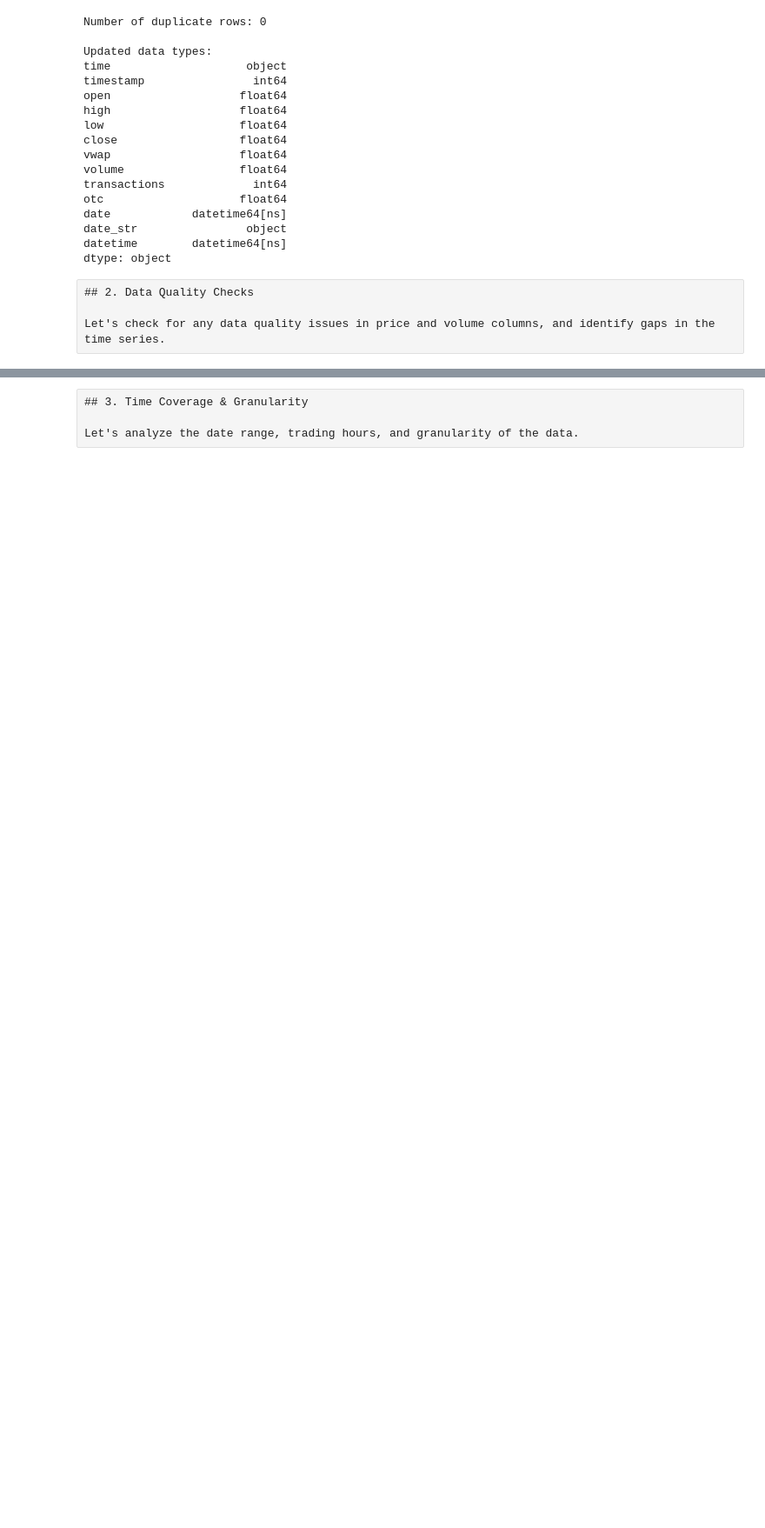
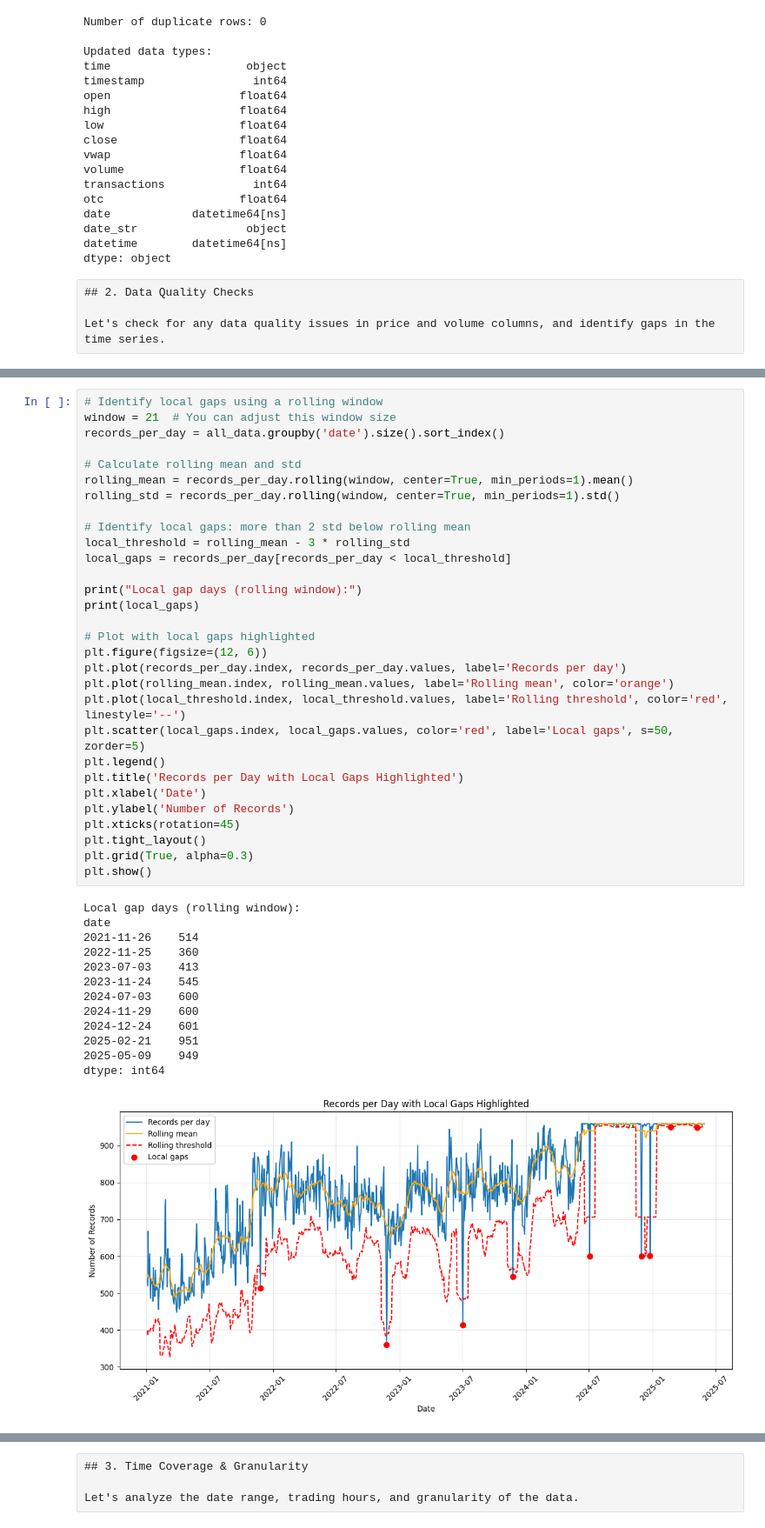
Before and after one commit to noelotpyrc/trading_eda, a Jupyter notebook: load_nvda_ohlc.ipynb, the cells around one changed output, grey strips where cells are left out. Shown: that part at 87% size. Drawn from its saved outputs; the diff is of its cells as text; blank space fills up the shorter version.

```diff
--- a/load_nvda_ohlc.ipynb
+++ b/load_nvda_ohlc.ipynb
@@ -242,0 +281,44 @@ plt.show()
+# %%
+# Identify local gaps using a rolling window
+window = 21  # You can adjust this window size
+records_per_day = all_data.groupby('date').size().sort_index()
+
+# Calculate rolling mean and std
+rolling_mean = records_per_day.rolling(window, center=True, min_periods=1).mean()
+rolling_std = records_per_day.rolling(window, center=True, min_periods=1).std()
+
+# Identify local gaps: more than 2 std below rolling mean
+local_threshold = rolling_mean - 3 * rolling_std
+local_gaps = records_per_day[records_per_day < local_threshold]
+
+print("Local gap days (rolling window):")
+print(local_gaps)
+
+# Plot with local gaps highlighted
+plt.figure(figsize=(12, 6))
+plt.plot(records_per_day.index, records_per_day.values, label='Records per day')
+plt.plot(rolling_mean.index, rolling_mean.values, label='Rolling mean', color='orange')
+plt.plot(local_threshold.index, local_threshold.values, label='Rolling threshold', color='red', linestyle='--')
+plt.scatter(local_gaps.index, local_gaps.values, color='red', label='Local gaps', s=50, zorder=5)
+plt.legend()
+plt.title('Records per Day with Local Gaps Highlighted')
+plt.xlabel('Date')
+plt.ylabel('Number of Records')
+plt.xticks(rotation=45)
+plt.tight_layout()
+plt.grid(True, alpha=0.3)
+plt.show()
+# %% [output]
+Local gap days (rolling window):
+date
+2021-11-26    514
+2022-11-25    360
+2023-07-03    413
+2023-11-24    545
+2024-07-03    600
+2024-11-29    600
+2024-12-24    601
+2025-02-21    951
+2025-05-09    949
+dtype: int64
+[figure, added]
```
Also changed, not shown: parts of 4 cells of this notebook.
